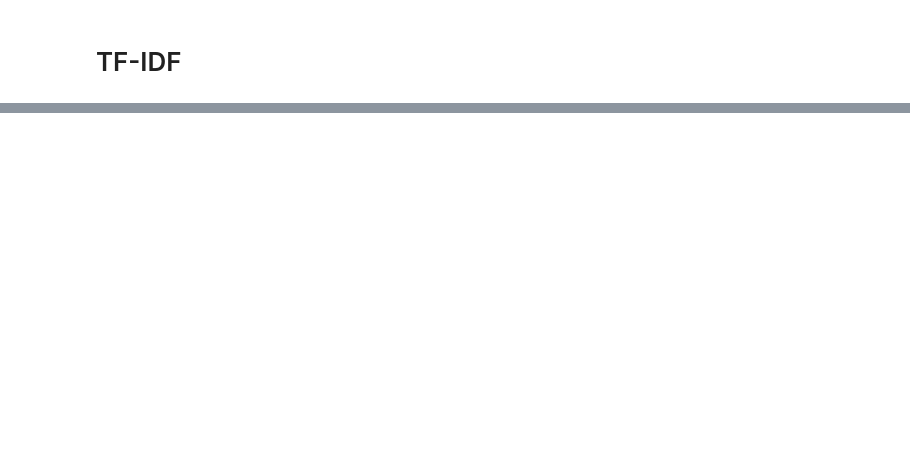
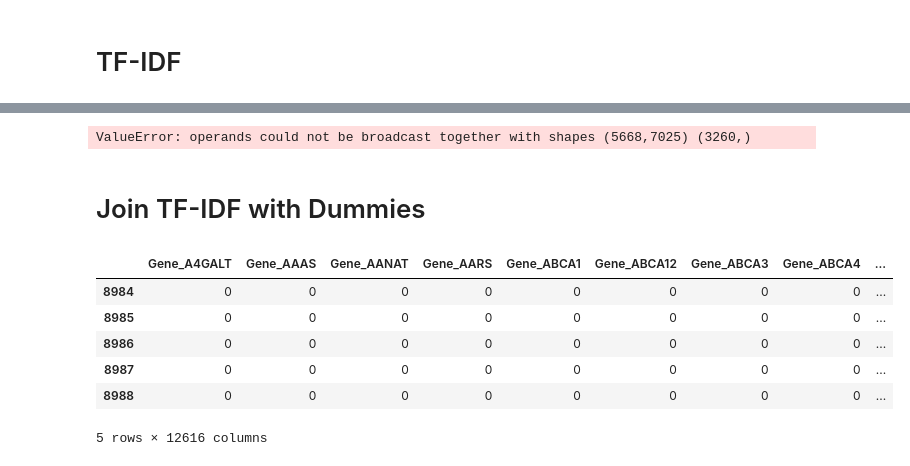
Before and after one commit to JihongL/Personalized-Medicine, a Jupyter notebook: Personal_Medicine.ipynb, the cells around one changed output, grey strips where cells are left out. Cells and saved outputs as stored; diff of their text form; code cells hidden in the pictures; blank space fills up the shorter version.

```diff
--- a/Personal_Medicine.ipynb
+++ b/Personal_Medicine.ipynb
@@ -246,0 +296,3 @@ def classText(text):
+# %%
+pca = PCA(n_components=2430)
+pca.fit(df_dummy)
@@ -246,0 +310,12 @@ def classText(text):
+# %%
+df_dummy = pca.transform(df_dummy)
+test_dummy = pca.transform(test_dummy)
+# %% [output]
+ValueError: operands could not be broadcast together with shapes (5668,7025) (3260,)
+# %% [markdown]
+# Join TF-IDF with Dummies
+# %%
+df_dummy['tmp'] = [i for i in range(len(df_new))]
+df_tfidf['tmp'] = [i for i in range(len(df_tfidf))]
+# %%
+df_new = df_dummy.join(df_tfidf.set_index("tmp"), on="tmp")
@@ -246,0 +324,10 @@ def classText(text):
+# %%
+df_new.tail()
+# %% [output]
+|  | Gene_A4GALT | Gene_AAAS | Gene_AANAT | Gene_AARS | Gene_ABCA1 | Gene_ABCA12 | Gene_ABCA3 | Gene_ABCA4 | ... |
+| 8984 | 0 | 0 | 0 | 0 | 0 | 0 | 0 | 0 | ... |
+| 8985 | 0 | 0 | 0 | 0 | 0 | 0 | 0 | 0 | ... |
+| 8986 | 0 | 0 | 0 | 0 | 0 | 0 | 0 | 0 | ... |
+| 8987 | 0 | 0 | 0 | 0 | 0 | 0 | 0 | 0 | ... |
+| 8988 | 0 | 0 | 0 | 0 | 0 | 0 | 0 | 0 | ... |
+5 rows × 12616 columns
```
Also changed, not shown: parts of 51 cells of this notebook.
